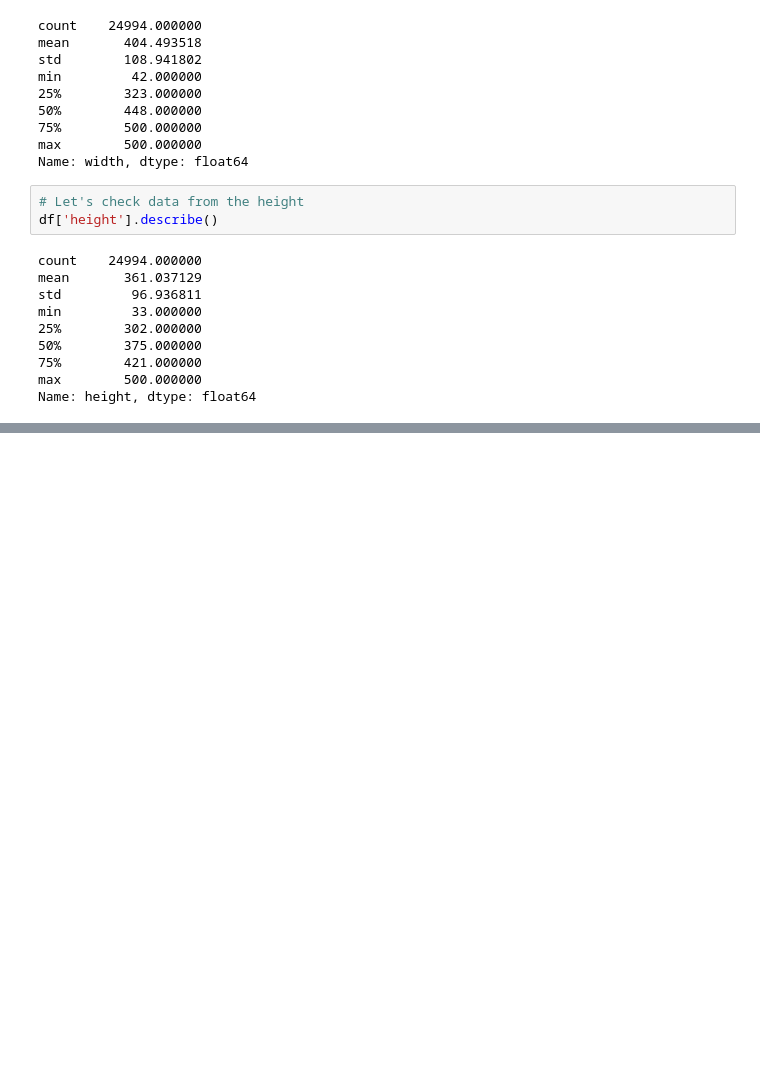
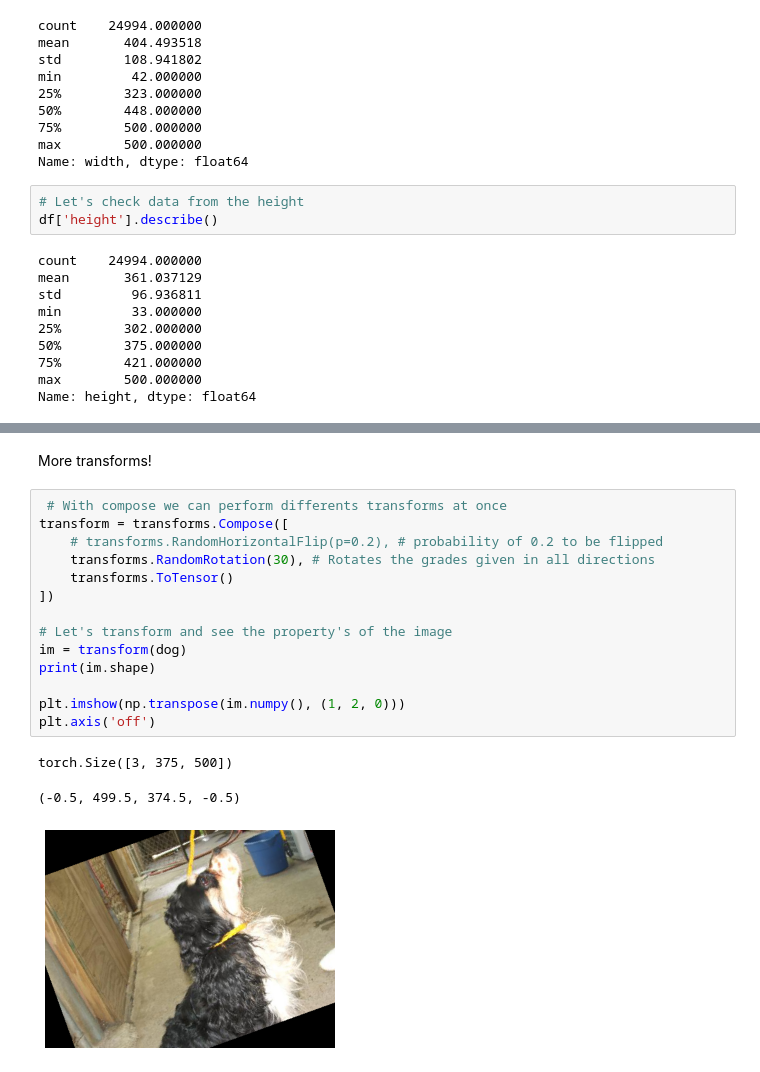
Before and after one commit to Cachemarra/Python-for-DeepLearning-bootcamp, a Jupyter notebook: Section 7 ANN/Loading Real Image Data.ipynb, the cells around one changed output, grey strips where cells are left out. Cells and saved outputs as stored; diff of their text form; blank space fills up the shorter version.

```diff
--- a/Section 7 ANN/Loading Real Image Data.ipynb
+++ b/Section 7 ANN/Loading Real Image Data.ipynb
@@ -109,0 +189,20 @@ Name: height, dtype: float64
+# %% [markdown]
+More transforms!
+# %%
+ # With compose we can perform differents transforms at once
+transform = transforms.Compose([
+    # transforms.RandomHorizontalFlip(p=0.2), # probability of 0.2 to be flipped
+    transforms.RandomRotation(30), # Rotates the grades given in all directions
+    transforms.ToTensor()
+])
+
+# Let's transform and see the property's of the image
+im = transform(dog)
+print(im.shape)
+
+plt.imshow(np.transpose(im.numpy(), (1, 2, 0)))
+plt.axis('off')
+# %% [output]
+torch.Size([3, 375, 500])
+(-0.5, 499.5, 374.5, -0.5)
+[figure, added]
```
Also changed, not shown: parts of 16 cells of this notebook, 1 other file.
